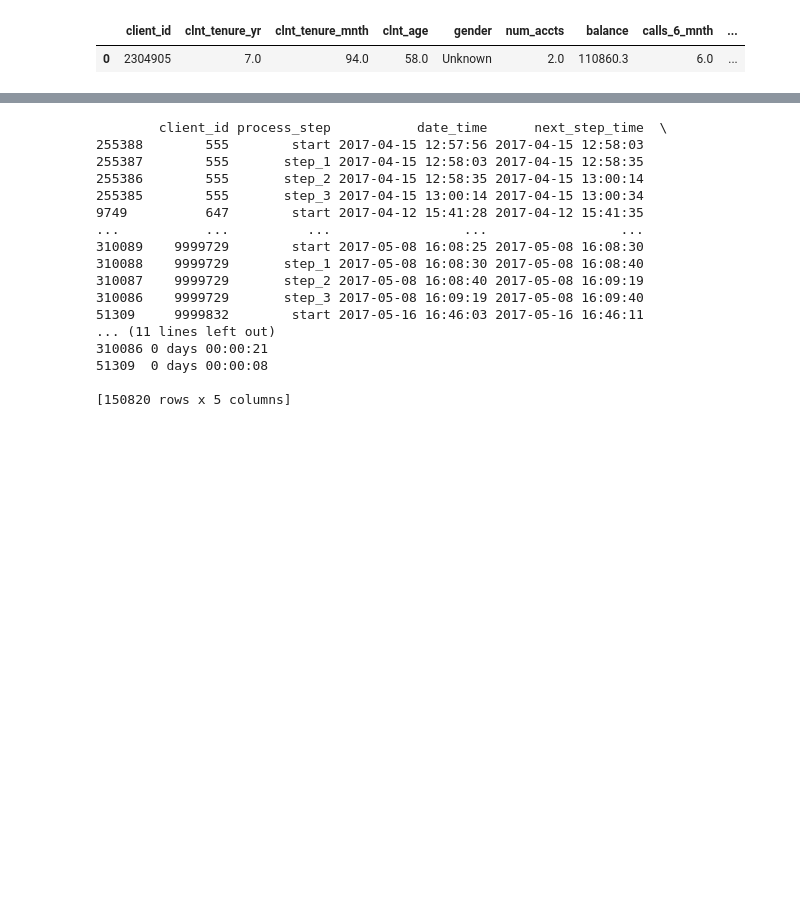
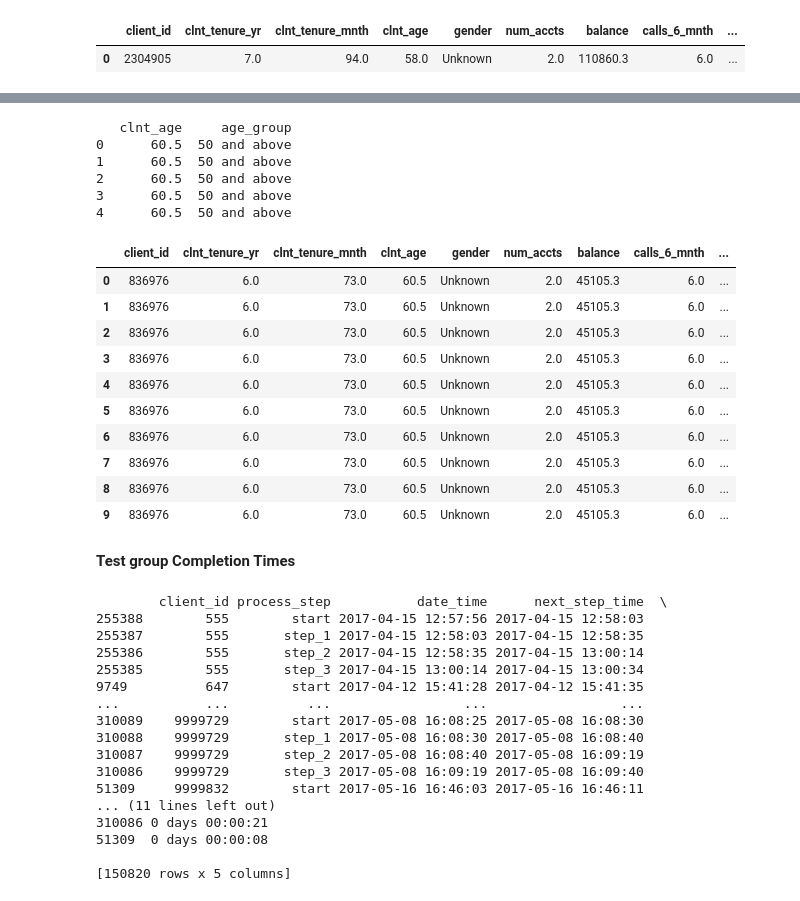
Before and after one commit to simovaeliska/second_project, a Jupyter notebook: notebooks/cfg/processes_testgroup.ipynb, the cells around one changed output, grey strips where cells are left out. Saved outputs shown, nothing was run; the diff lists cells and outputs as text; code cells hidden in the pictures; blank space fills up the shorter version.

```diff
--- a/notebooks/cfg/processes.ipynb
+++ b/notebooks/cfg/processes_testgroup.ipynb
@@ -327,3 +66,39 @@ Duration median: NaT
+# %%
+import pandas as pd
+
+# Assuming df_merged already contains the relevant columns, including 'clnt_age'
+# Define the bins and labels for age groups
+bins = [0, 30, 40, 50, 100]  # These bins categorize ages into 4 groups
+labels = ['Under 30', '30-39', '40-49', '50 and above']  # Age group labels
+
+# Apply the bins to categorize the 'clnt_age' column
+df_merged['age_group'] = pd.cut(df_merged['clnt_age'], bins=bins, labels=labels)
+
+# Display the first few rows of the DataFrame to check the new 'age_group' column
+print(df_merged[['clnt_age', 'age_group']].head())
+# %% [output]
+   clnt_age     age_group
+0      60.5  50 and above
+1      60.5  50 and above
+2      60.5  50 and above
+3      60.5  50 and above
+4      60.5  50 and above
+# %%
+df_merged.head(10)
+# %% [output]
+|  | client_id | clnt_tenure_yr | clnt_tenure_mnth | clnt_age | gender | num_accts | balance | calls_6_mnth | ... |
+| 0 | 836976 | 6.0 | 73.0 | 60.5 | Unknown | 2.0 | 45105.3 | 6.0 | ... |
+| 1 | 836976 | 6.0 | 73.0 | 60.5 | Unknown | 2.0 | 45105.3 | 6.0 | ... |
+| 2 | 836976 | 6.0 | 73.0 | 60.5 | Unknown | 2.0 | 45105.3 | 6.0 | ... |
+| 3 | 836976 | 6.0 | 73.0 | 60.5 | Unknown | 2.0 | 45105.3 | 6.0 | ... |
+| 4 | 836976 | 6.0 | 73.0 | 60.5 | Unknown | 2.0 | 45105.3 | 6.0 | ... |
+| 5 | 836976 | 6.0 | 73.0 | 60.5 | Unknown | 2.0 | 45105.3 | 6.0 | ... |
+| 6 | 836976 | 6.0 | 73.0 | 60.5 | Unknown | 2.0 | 45105.3 | 6.0 | ... |
+| 7 | 836976 | 6.0 | 73.0 | 60.5 | Unknown | 2.0 | 45105.3 | 6.0 | ... |
+| 8 | 836976 | 6.0 | 73.0 | 60.5 | Unknown | 2.0 | 45105.3 | 6.0 | ... |
+| 9 | 836976 | 6.0 | 73.0 | 60.5 | Unknown | 2.0 | 45105.3 | 6.0 | ... |
+# %% [markdown]
+**Test group Completion Times**
 # %%
 import pandas as pd
 
```
Also changed, not shown: parts of 10 cells of this notebook, 1 other file.
